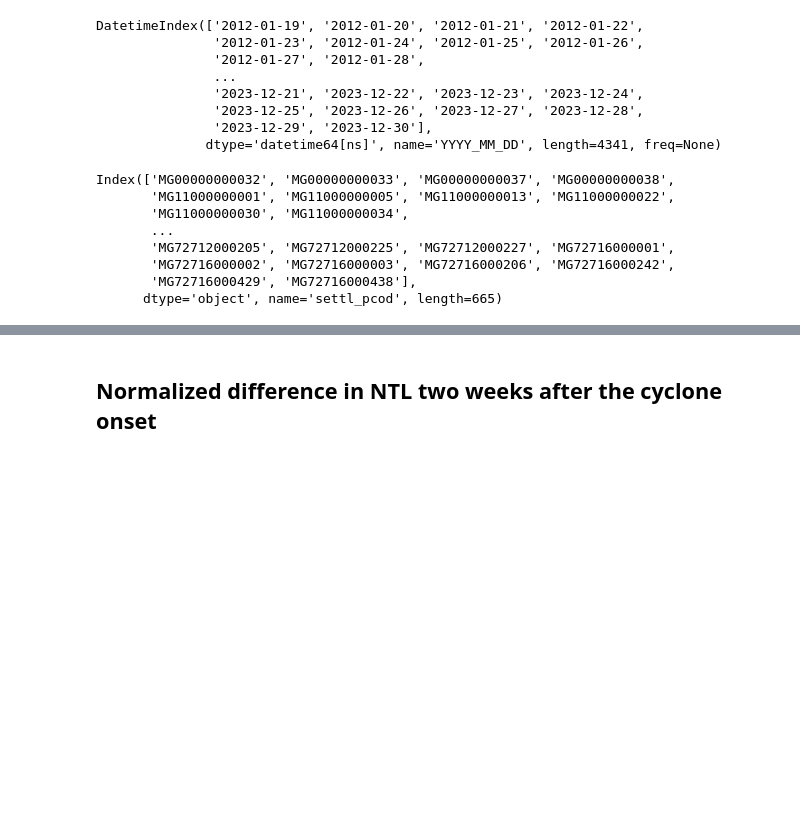
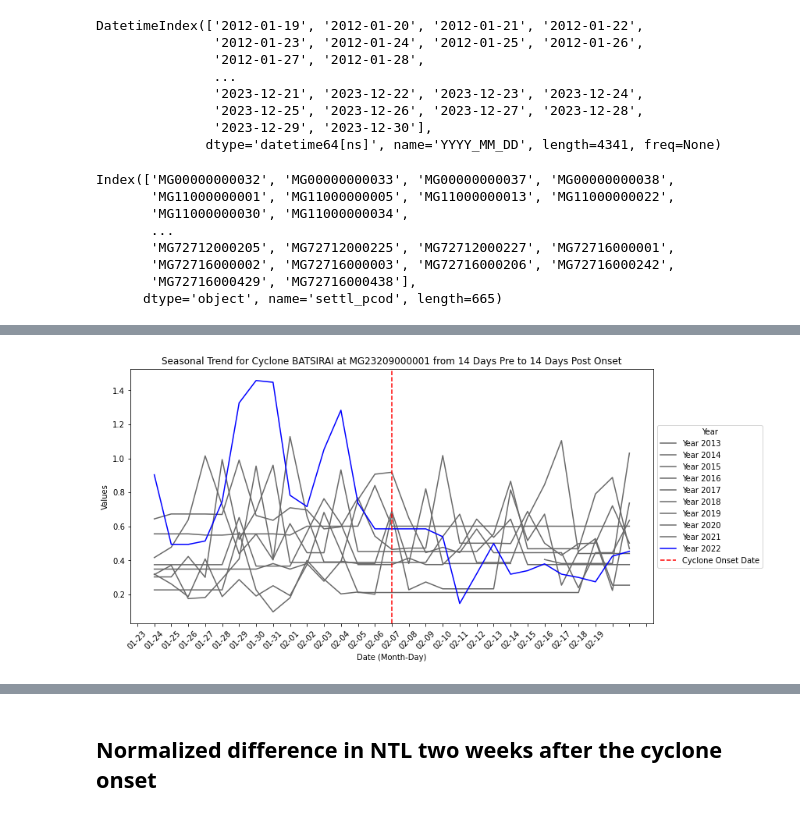
Before and after one commit to nafroze/Belmont_edit_table_plots, a Jupyter notebook: Manipulate_Table_Plot.ipynb, the cells around one changed output, grey strips where cells are left out. Saved outputs shown, nothing was run; the diff lists cells and outputs as text; code cells hidden in the pictures; blank space fills up the shorter version.

```diff
--- a/Manipulate_Table_Plot.ipynb
+++ b/Manipulate_Table_Plot.ipynb
@@ -79 +299,67 @@ Index(['MG00000000032', 'MG00000000033', 'MG00000000037', 'MG00000000038',
+# %%
+cyclone_name = 'BATSIRAI'
+lag = 14  # Number of days before and after the onset date
+grid3 = 'MG23209000001'  # Replace with your actual grid3 value
+
+# Check if the cyclone exists in the onset_df
+if cyclone_name in onset_df['Cyclone'].values:
+    # Prepare the plot
+    plt.figure(figsize=(12, 6))
+    ax = plt.gca()
+
+    # Get the onset date for the cyclone
+    cyclone_onset = pd.to_datetime(onset_df.loc[onset_df['Cyclone'] == cyclone_name, 'Onset_Date'].values[0])
+
+    # Convert columns to DateTime to enable filtering by date
+    df_date.columns = pd.to_datetime(df_date.columns)
+
+    # Loop through the desired years
+    for year in range(2013, 2023):  # Modify the range as needed
+        # Set the onset date for the current year
+        current_year_onset = cyclone_onset.replace(year=year)
+
+        # Define the start and end dates based on the lag
+        start_date = current_year_onset - pd.Timedelta(days=lag)
+        end_date = current_year_onset + pd.Timedelta(days=lag)
+
+        # Filter data for the specific 'settl_pcod' and date range
+        if grid3 in df_date.index:
+            # Select the data for the specific 'settl_pcod'
+            specific_data = df_date.loc[grid3]
+
+            # Filter the data to include only the specified period around the onset date
+            specific_data = specific_data[(specific_data.index >= start_date) & (specific_data.index <= end_date)]
+
+            # Choose color based on the year
+            color = 'blue' if year == cyclone_onset.year else 'dimgrey'
+
+            # Plot the data for the specific year with a unique label
+            ax.plot(range(len(specific_data)), specific_data, label=f'Year {year}', color=color)
+
+    # Set the x-axis ticks and labels
+    total_days = 2 * lag + 1
+    ax.xaxis.set_major_locator(ticker.MultipleLocator(1))  # Set major ticks every day
+    tick_labels = [(cyclone_onset - pd.Timedelta(days=lag) + pd.Timedelta(days=i)).strftime('%m-%d') for i in range(total_days)]
+    ax.set_xticklabels(tick_labels, rotation=45)
+
+    # Adding a vertical red line at the onset date
+    ax.axvline(lag, color='red', linestyle='--', label='Cyclone Onset Date')  # Onset date is at position 'lag' in the range
+
+    # Title and labels
+    plt.title(f'Seasonal Trend for Cyclone {cyclone_name} at {grid3} from {lag} Days Pre to {lag} Days Post Onset')
+    plt.xlabel('Date (Month-Day)')
+    plt.ylabel('Values')
+
+    # Show the legend
+    plt.legend(title='Year')
+
+     # Adjust the legend position to the right of the plot
+    ax.legend(title='Year', loc='center left', bbox_to_anchor=(1, 0.5))
+
+    # Show the plot
+    plt.show()
+else:
+    print(f"Cyclone name '{cyclone_name}' not found in the dataset.")
+# %% [output]
+[figure, added]
 # %%
```
Also changed, not shown: parts of 28 cells of this notebook.
